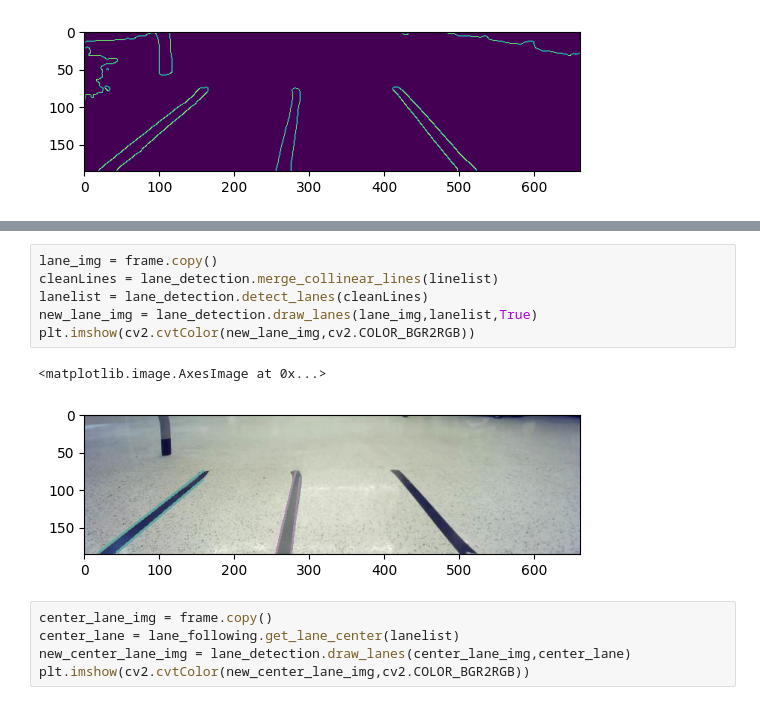
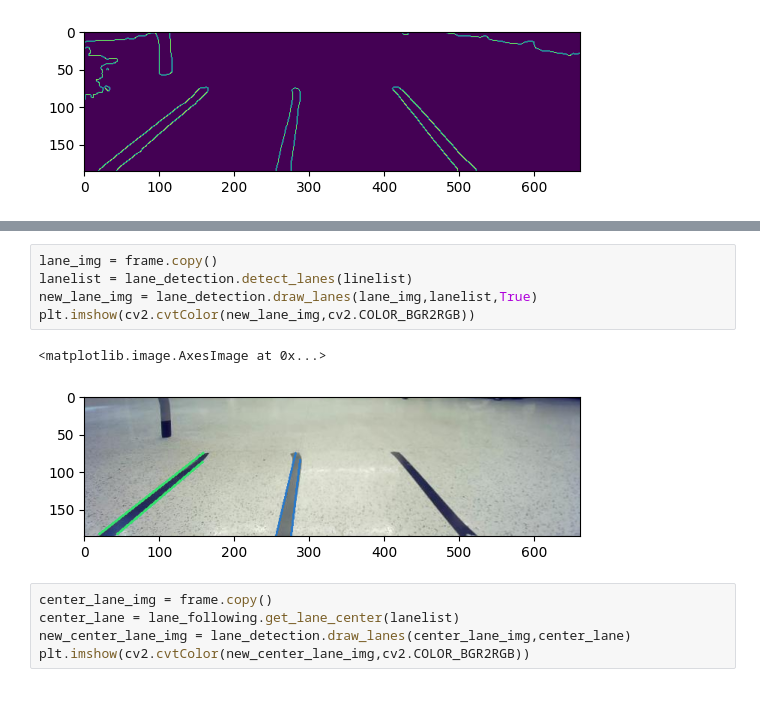
Before and after one commit to lilac613/cv-intro, a Jupyter notebook: network_stream_capture_notebook.ipynb, the cells around one changed output, grey strips where cells are left out. Cells and saved outputs as stored; diff of their text form.

Commit message:
i think lane detection works

```diff
--- a/network_stream_capture_notebook.ipynb
+++ b/network_stream_capture_notebook.ipynb
@@ -57,12 +56,11 @@ plt.imshow(cv2.cvtColor(new_line_img,cv2.COLOR_BGR2RGB))
 # %%
 lane_img = frame.copy()
-cleanLines = lane_detection.merge_collinear_lines(linelist)
-lanelist = lane_detection.detect_lanes(cleanLines)
+lanelist = lane_detection.detect_lanes(linelist)
 new_lane_img = lane_detection.draw_lanes(lane_img,lanelist,True)
 plt.imshow(cv2.cvtColor(new_lane_img,cv2.COLOR_BGR2RGB))
 # %% [output]
 <matplotlib.image.AxesImage at 0x...>
-[figure, old version]
+[figure, new version]
 # %%
 center_lane_img = frame.copy()
 center_lane = lane_following.get_lane_center(lanelist)
```
Also changed, not shown: parts of 3 cells of this notebook, 6 other files.
